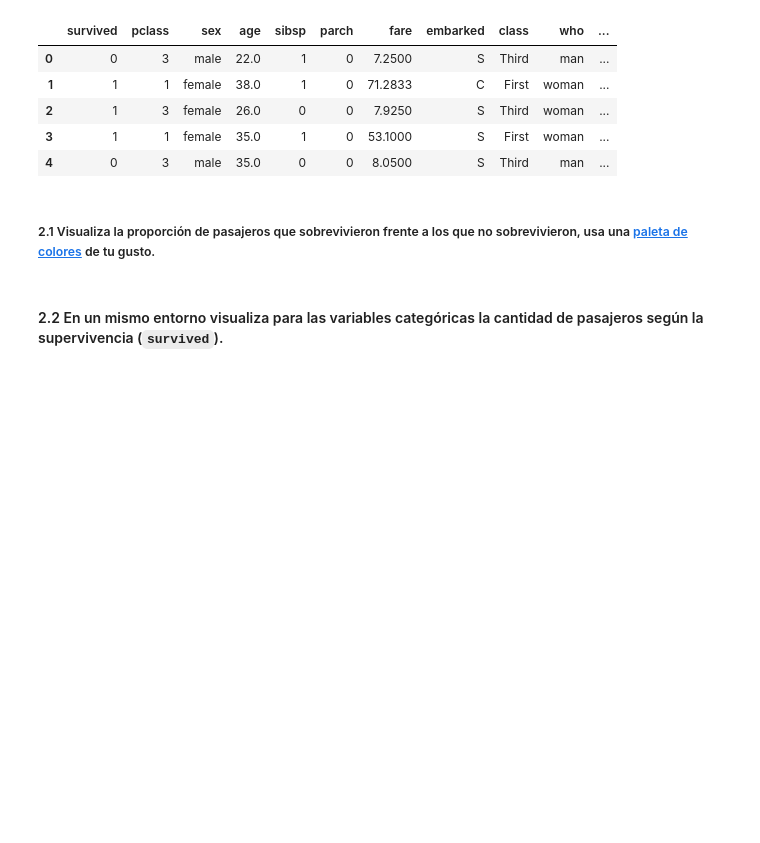
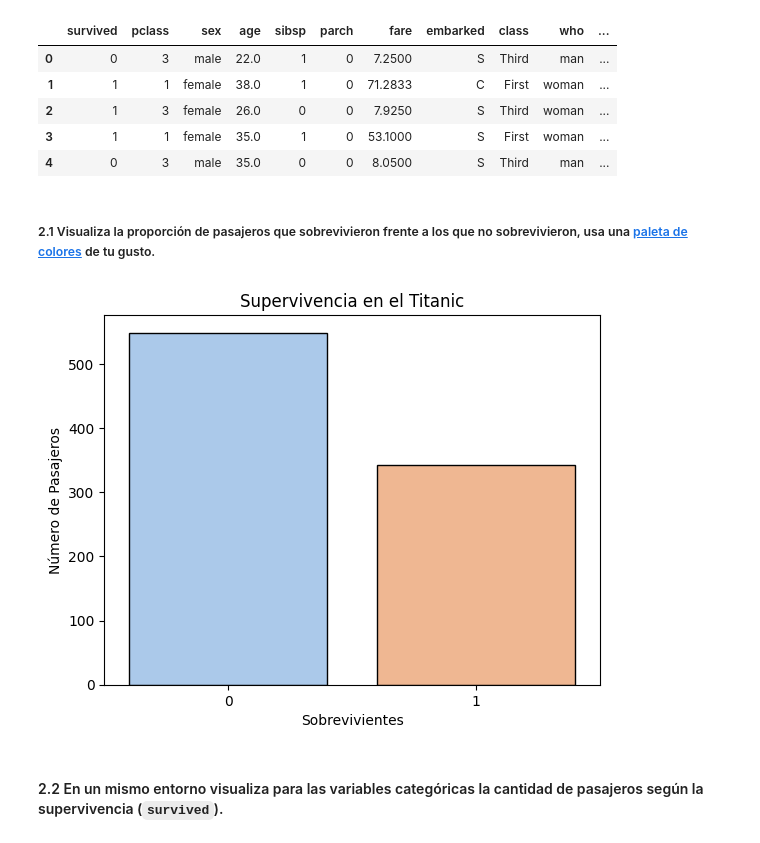
Before and after one commit to AlejandroVillazonG/ayudantias_MAT281, a Jupyter notebook: ayudantias_2023/Ayud6_MAT281_matplotlib_seaborn.ipynb, the cells around one changed output. Cells and saved outputs as stored; diff of their text form; code cells hidden in the pictures; blank space fills up the shorter version.

```diff
--- a/ayudantias_2023/Ayud6_MAT281_matplotlib_seaborn.ipynb
+++ b/ayudantias_2023/Ayud6_MAT281_matplotlib_seaborn.ipynb
@@ -418,2 +418,9 @@ with sns.color_palette():
+# %%
+with sns.color_palette('pastel'):
+    sns.countplot(data=titanic, x='survived', edgecolor='k')
+    plt.title('Supervivencia en el Titanic')
+    plt.xlabel('Sobrevivientes'); plt.ylabel('Número de Pasajeros');
+# %% [output]
+[figure, added]
 # %% [markdown]
 #### 2.2 En un mismo entorno visualiza para las variables categóricas la cantidad de pasajeros según la supervivencia (`survived`).
```
Also changed, not shown: parts of 12 cells of this notebook.
